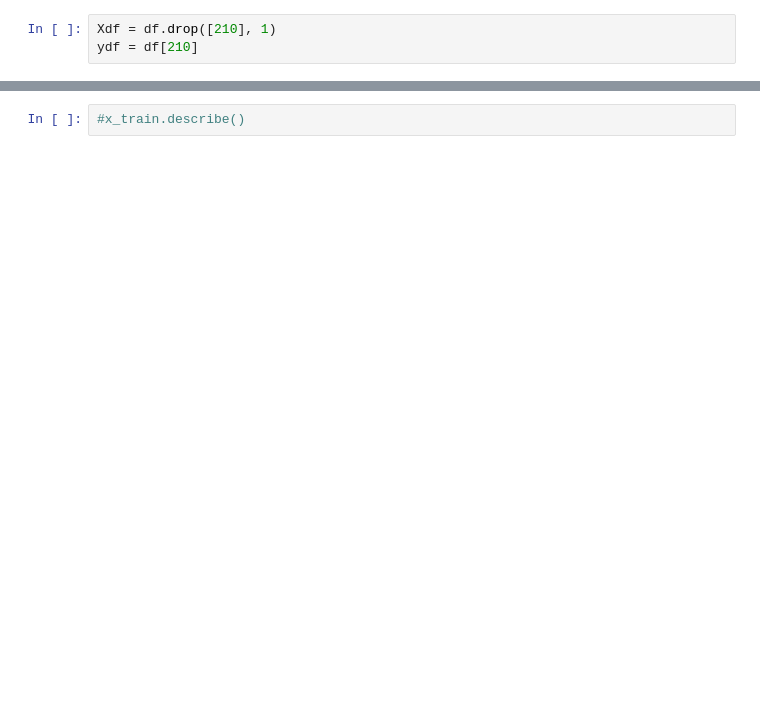
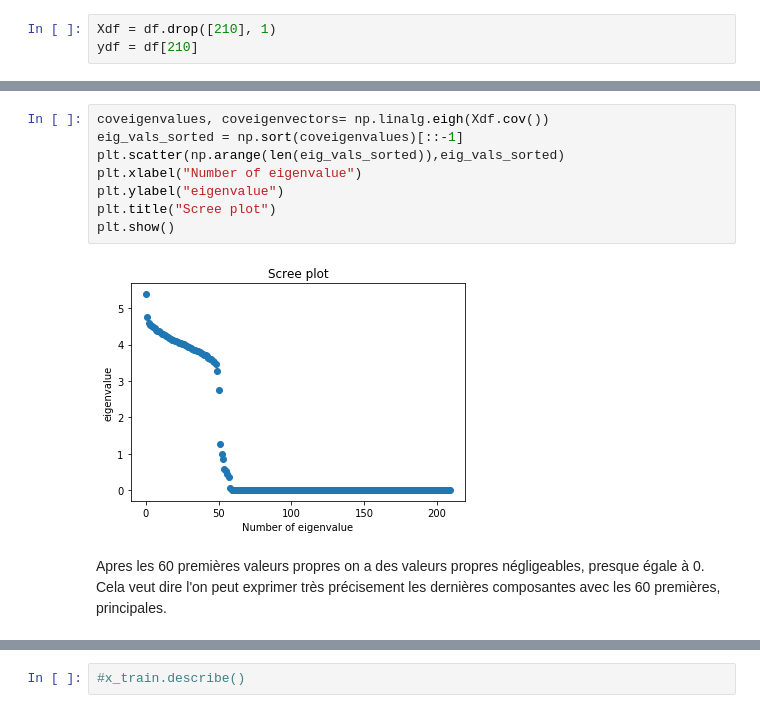
Before and after one commit to MSBigData2019/Guillaume_QUISPE, a Jupyter notebook: MDI720/tp3.ipynb, the cells around one changed output, grey strips where cells are left out. Saved outputs shown, nothing was run; the diff lists cells and outputs as text; blank space fills up the shorter version.

```diff
--- a/MDI720/tp3.ipynb
+++ b/MDI720/tp3.ipynb
@@ -230,0 +90,13 @@ plt.show()
+# %%
+coveigenvalues, coveigenvectors= np.linalg.eigh(Xdf.cov())
+eig_vals_sorted = np.sort(coveigenvalues)[::-1]
+plt.scatter(np.arange(len(eig_vals_sorted)),eig_vals_sorted)
+plt.xlabel("Number of eigenvalue")
+plt.ylabel("eigenvalue")
+plt.title("Scree plot")
+plt.show()
+# %% [output]
+[figure, added]
+# %% [markdown]
+Apres les 60 premières valeurs propres on a des valeurs propres négligeables, presque égale à 0.
+Cela veut dire l'on peut exprimer très précisement les dernières composantes avec les 60 premières, principales.
```
Also changed, not shown: parts of 145 cells of this notebook.
